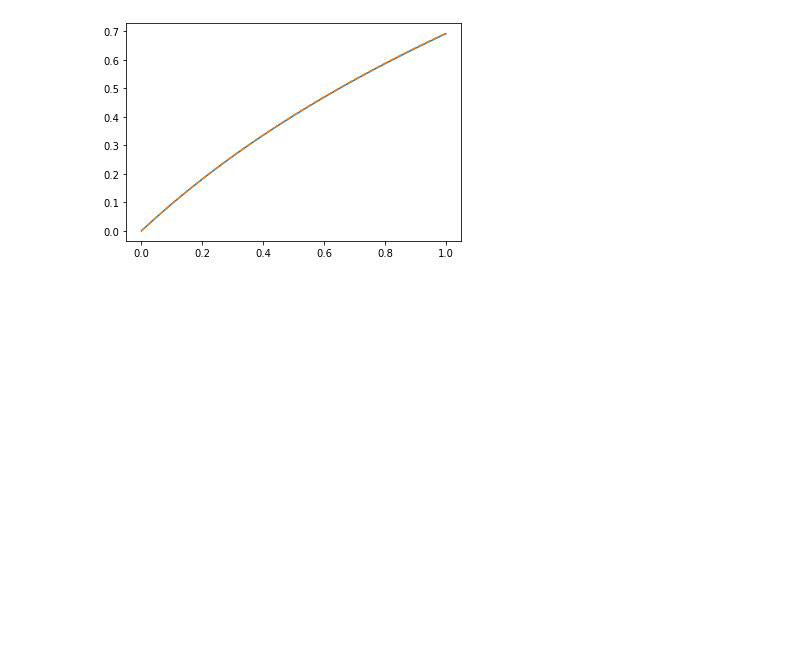
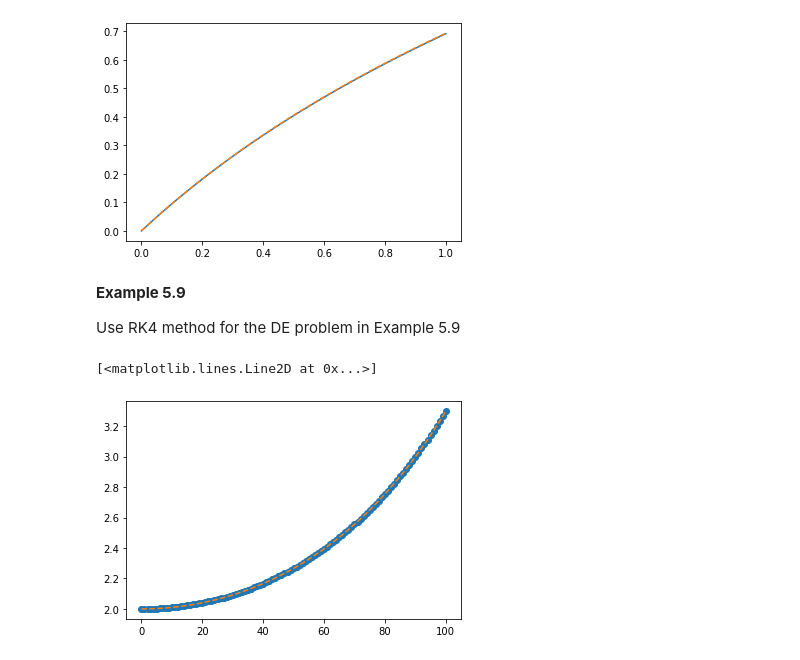
Before and after one commit to ANTBLE989/Computational-Physics, a Jupyter notebook: Computational Quantum Mechanics/Chapter 5 - Differentiation and Initial Value Problems.ipynb, the cells around one changed output. Cells and saved outputs as stored; diff of their text form; code cells hidden in the pictures; blank space fills up the shorter version.

```diff
--- a/Computational Quantum Mechanics/Chapter 5 - Differentiation and Initial Value Problems.ipynb
+++ b/Computational Quantum Mechanics/Chapter 5 - Differentiation and Initial Value Problems.ipynb
@@ -56,3 +56,46 @@ plt.plot(x,ye,'--')
 # %% [output]
 [<matplotlib.lines.Line2D at 0x...>]
 [figure]
+# %% [markdown]
+**Example 5.9**
+
+Use RK4 method for the DE problem in Example 5.9
+# %%
+#!/usr/bin/env python3
+import numpy as np
+
+# define the ODE
+def f(y,x):
+    return x*y
+
+
+# set x-grid size and spacing
+dx = 0.01
+x = np.arange(0,1+dx,dx)
+N = len(x)
+
+# create the y-grid and initial conditions
+y = np.zeros((N))
+y[0] = 2
+
+# the RK4 method
+for i in range(0,N-1):
+    k1 = f(y[i],x[i])
+    k2 = f(y[i]+0.5*k1*dx,x[i]+dx/2)
+    k3 = f(y[i]+0.5*k2*dx,x[i]+dx/2)
+    k4 = f(y[i]+k3*dx, x[i]+dx)
+
+    y[i+1] = y[i] + dx*(k1 + 2*k2 + 2*k3 + k4)/6
+# %%
+import matplotlib.pyplot as plt
+
+# exact solution
+dx = 0.01
+x = np.arange(0,1+dx, dx)
+ye= 2*np.exp((x**2)/2)
+
+plt.plot(y,'o')
+plt.plot(ye,'--')
+# %% [output]
+[<matplotlib.lines.Line2D at 0x...>]
+[figure, added]
```
Also changed, not shown: 2 other files.
